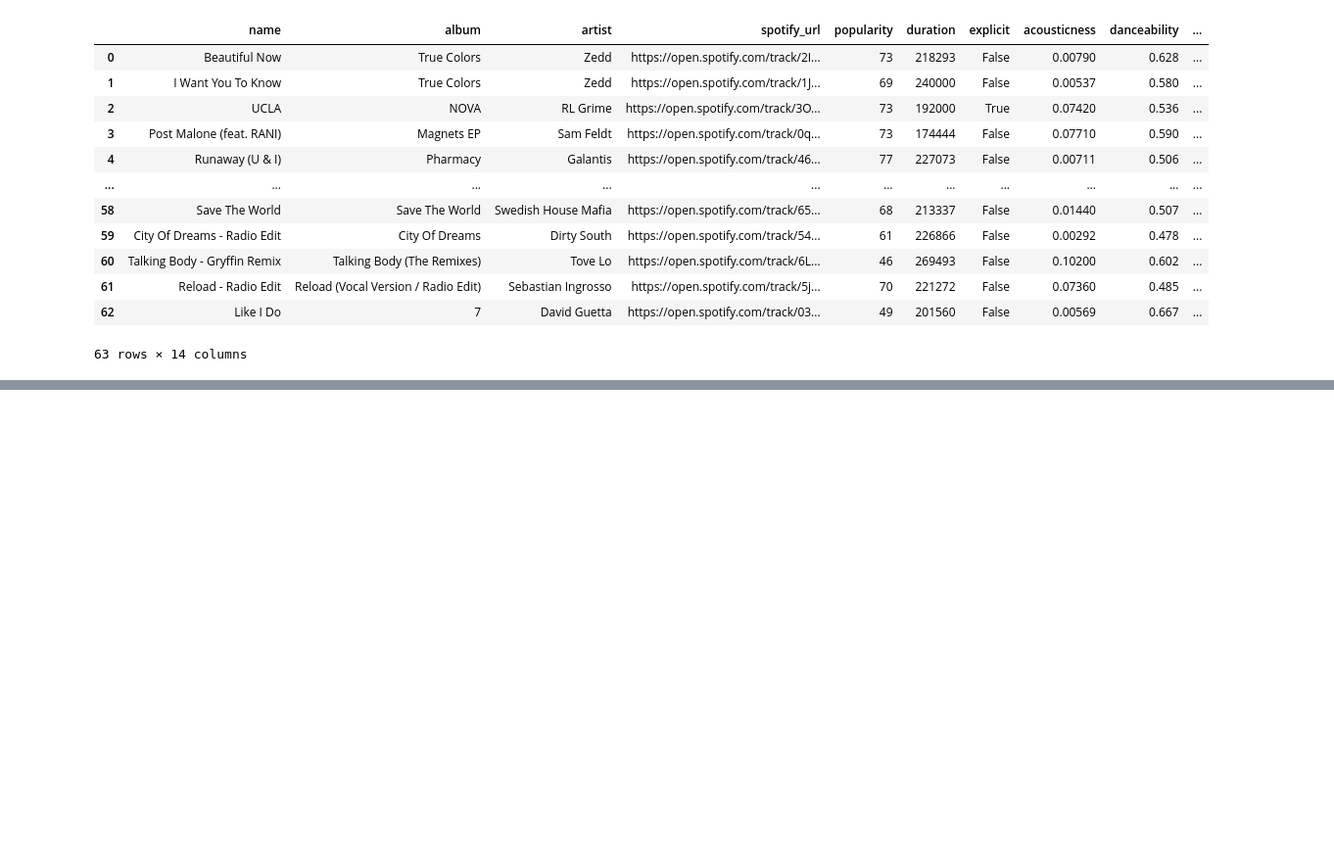
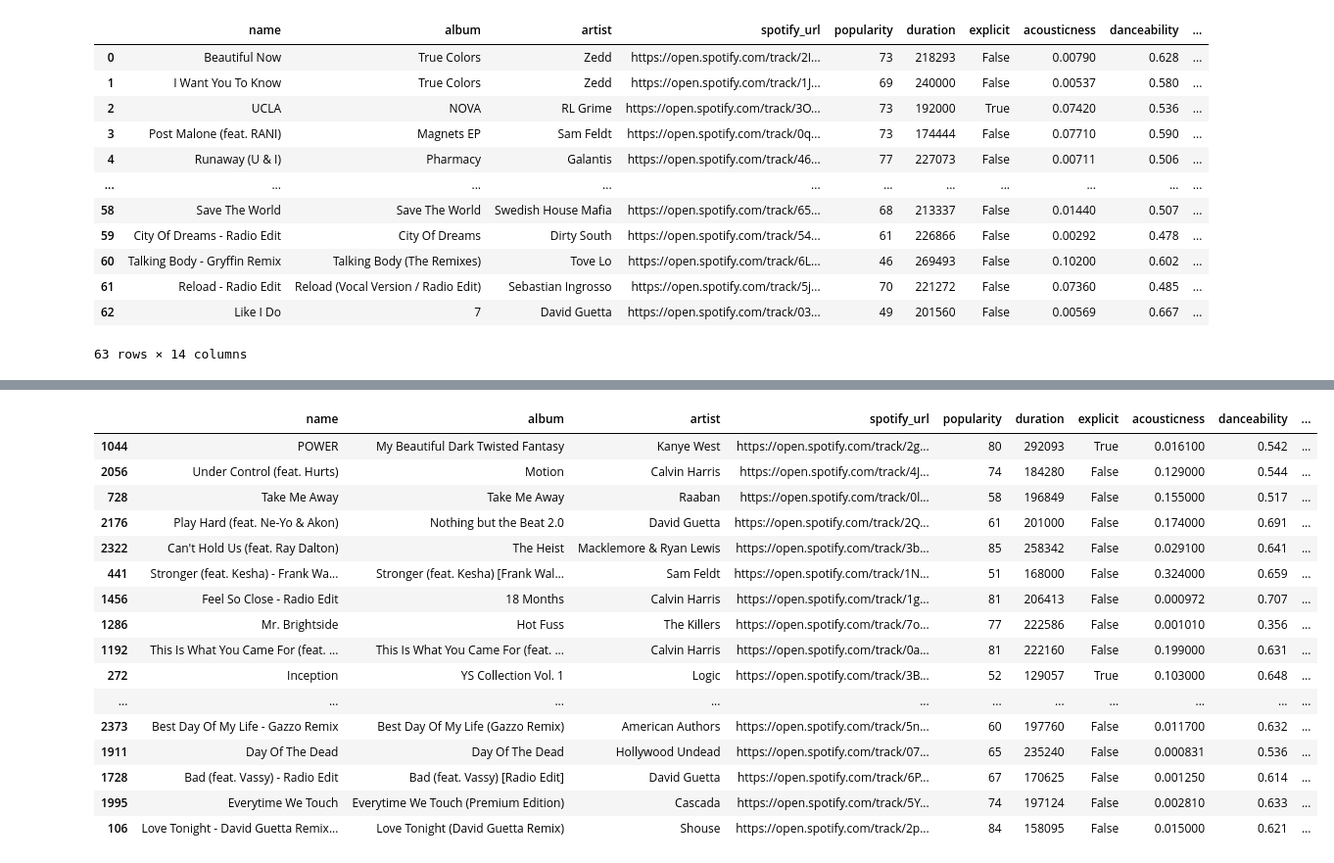
Before and after one commit to jonathanyin12/spotify-analysis, a Jupyter notebook: explore.ipynb, the cells around one changed output, grey strips where cells are left out. Shown: that part at 98% size. Saved outputs shown, nothing was run; the diff lists cells and outputs as text; code cells hidden in the pictures; blank space fills up the shorter version.

```diff
--- a/explore.ipynb
+++ b/explore.ipynb
@@ -155,0 +175,12 @@ playlists_stats
+# %%
+from playlists import user_playlists, get_playlist_tracks_ids
+from tracks import track_feature_cols, track_meta_cols, get_tracks_data
+all_tracks = set()
+for playlist in user_playlists:
+    if playlist['owner']['display_name']=='Jonathan Yin':
+        track_ids = get_playlist_tracks_ids(playlist['id'])
+        all_tracks.update(track_ids)
+
+tracks_data = get_tracks_data(list(all_tracks))
+df = pd.DataFrame(tracks_data, columns=  track_meta_cols+track_feature_cols)
+df
@@ -155,0 +201,21 @@ playlists_stats
+# %%
+all_liked = pd.concat([liked_tracks, df], ignore_index=True).drop_duplicates()
+all_liked.sort_values('energy').tail(30)
+# %% [output]
+|  | name | album | artist | spotify_url | popularity | duration | explicit | acousticness | danceability | ... |
+| 1044 | POWER | My Beautiful Dark Twisted Fantasy | Kanye West | https://open.spotify.com/track/2g... | 80 | 292093 | True | 0.016100 | 0.542 | ... |
+| 2056 | Under Control (feat. Hurts) | Motion | Calvin Harris | https://open.spotify.com/track/4J... | 74 | 184280 | False | 0.129000 | 0.544 | ... |
+| 728 | Take Me Away | Take Me Away | Raaban | https://open.spotify.com/track/0l... | 58 | 196849 | False | 0.155000 | 0.517 | ... |
+| 2176 | Play Hard (feat. Ne-Yo & Akon) | Nothing but the Beat 2.0 | David Guetta | https://open.spotify.com/track/2Q... | 61 | 201000 | False | 0.174000 | 0.691 | ... |
+| 2322 | Can't Hold Us (feat. Ray Dalton) | The Heist | Macklemore & Ryan Lewis | https://open.spotify.com/track/3b... | 85 | 258342 | False | 0.029100 | 0.641 | ... |
+| 441 | Stronger (feat. Kesha) - Frank Wa... | Stronger (feat. Kesha) [Frank Wal... | Sam Feldt | https://open.spotify.com/track/1N... | 51 | 168000 | False | 0.324000 | 0.659 | ... |
+| 1456 | Feel So Close - Radio Edit | 18 Months | Calvin Harris | https://open.spotify.com/track/1g... | 81 | 206413 | False | 0.000972 | 0.707 | ... |
+| 1286 | Mr. Brightside | Hot Fuss | The Killers | https://open.spotify.com/track/7o... | 77 | 222586 | False | 0.001010 | 0.356 | ... |
+| 1192 | This Is What You Came For (feat. ... | This Is What You Came For (feat. ... | Calvin Harris | https://open.spotify.com/track/0a... | 81 | 222160 | False | 0.199000 | 0.631 | ... |
+| 272 | Inception | YS Collection Vol. 1 | Logic | https://open.spotify.com/track/3B... | 52 | 129057 | True | 0.103000 | 0.648 | ... |
+| ... | ... | ... | ... | ... | ... | ... | ... | ... | ... | ... |
+| 2373 | Best Day Of My Life - Gazzo Remix | Best Day Of My Life (Gazzo Remix) | American Authors | https://open.spotify.com/track/5n... | 60 | 197760 | False | 0.011700 | 0.632 | ... |
+| 1911 | Day Of The Dead | Day Of The Dead | Hollywood Undead | https://open.spotify.com/track/07... | 65 | 235240 | False | 0.000831 | 0.536 | ... |
+| 1728 | Bad (feat. Vassy) - Radio Edit | Bad (feat. Vassy) [Radio Edit] | David Guetta | https://open.spotify.com/track/6P... | 67 | 170625 | False | 0.001250 | 0.614 | ... |
+| 1995 | Everytime We Touch | Everytime We Touch (Premium Edition) | Cascada | https://open.spotify.com/track/5Y... | 74 | 197124 | False | 0.002810 | 0.633 | ... |
+| 106 | Love Tonight - David Guetta Remix... | Love Tonight (David Guetta Remix) | Shouse | https://open.spotify.com/track/2p... | 84 | 158095 | False | 0.015000 | 0.621 | ... |
```
Also changed, not shown: parts of 7 cells of this notebook, 1 other file.
